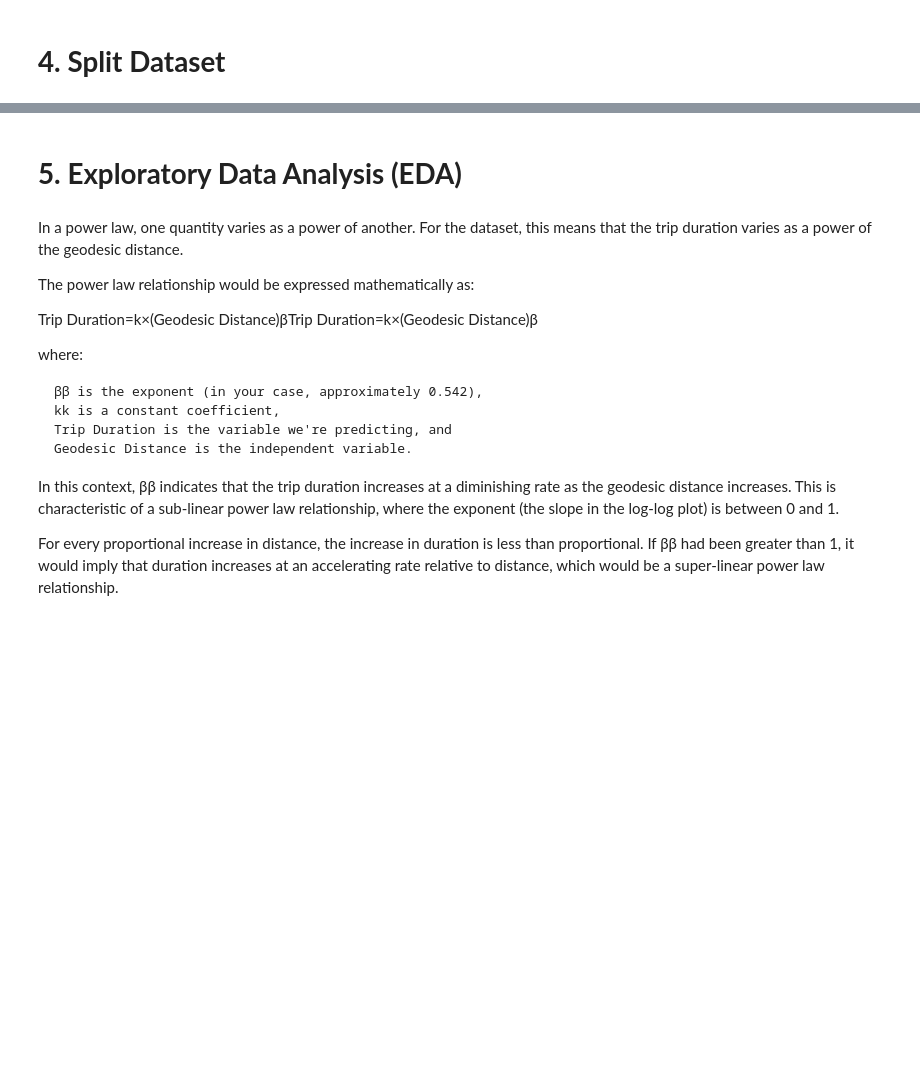
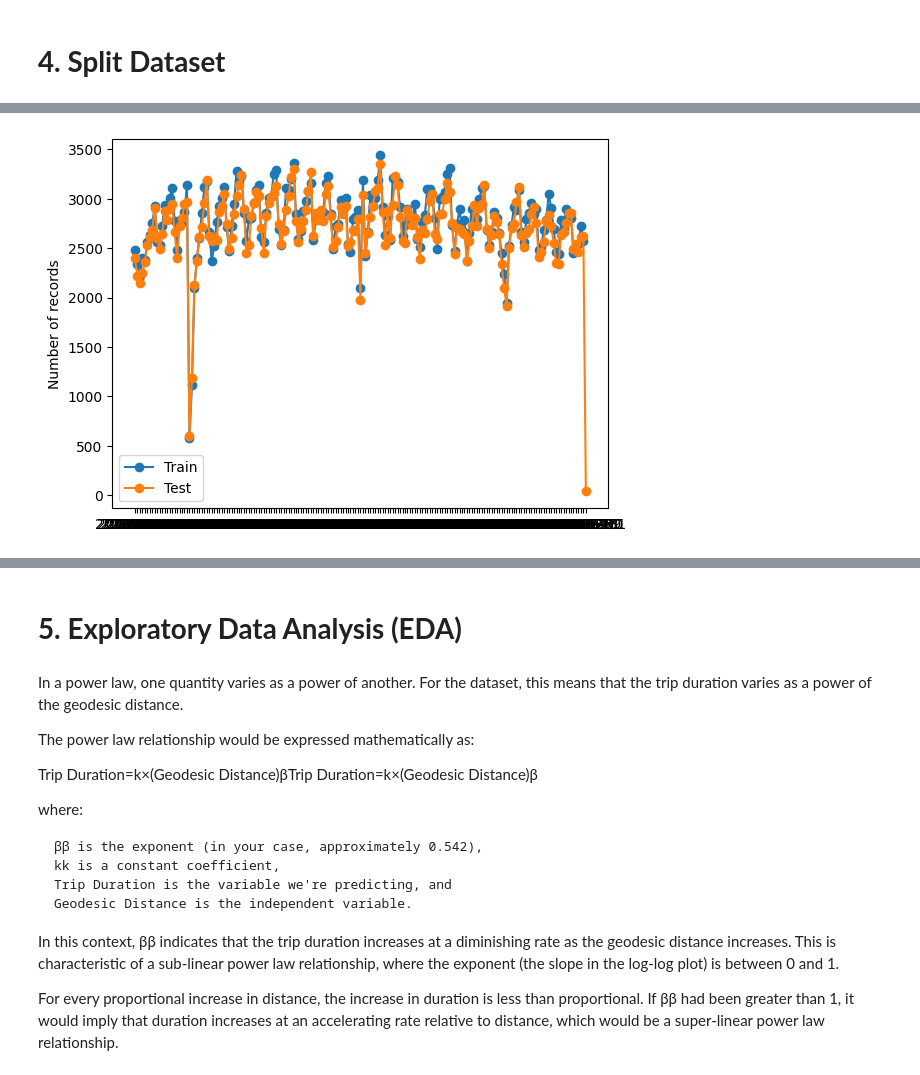
Before and after one commit to marcosbenicio/taxi-trip-regression, a Jupyter notebook: notebooks/taxi-trip-duration copy.ipynb, the cells around one changed output, grey strips where cells are left out. Cells and saved outputs as stored; diff of their text form; code cells hidden in the pictures; blank space fills up the shorter version.

```diff
--- a/notebooks/taxi-trip-duration copy.ipynb
+++ b/notebooks/taxi-trip-duration copy.ipynb
@@ -1075,5 +1093,6 @@ taxi_trip.to_csv('../data/interim/nyc-taxi-trip-2016-new-features.csv', index=Fa
 # %% [markdown]
 # **4. Split Dataset**
 # %%
-taxi_trip = pd.read_csv('../data/interim/nyc-taxi-trip-2016-new-features.csv')
+taxi_trip = pd.read_csv('../data/interim/nyc-taxi-trip-2016-new-features.csv',
+                        parse_dates= ['pickup_datetime','dropoff_datetime'])
 # %%
@@ -1118,0 +1149,9 @@ plt.show()
+# %%
+plt.plot(df_train.groupby('pickup_date')[['id']].agg(['count']), 'o-' , label = "Train")
+plt.plot(df_test.groupby('dropoff_date')[['id']].agg(['count']), 'o-', label = "Test")
+
+plt.legend()
+plt.ylabel('Number of records')
+plt.show()
+# %% [output]
+[figure, added]
```
Also changed, not shown: parts of 14 cells of this notebook.
